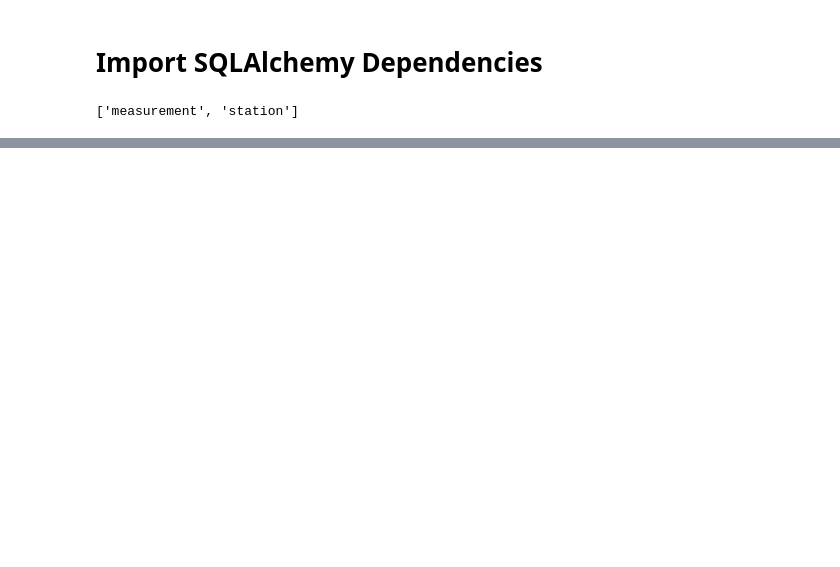
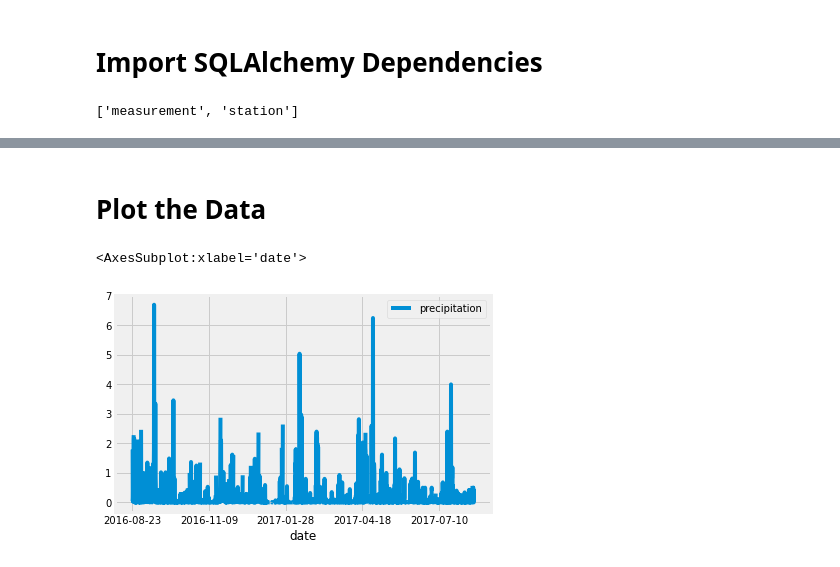
Before and after one commit to annarochav/surfs_up, a Jupyter notebook: climate_analysis.ipynb, the cells around one changed output, grey strips where cells are left out. Saved outputs shown, nothing was run; the diff lists cells and outputs as text; code cells hidden in the pictures; blank space fills up the shorter version.

Commit message:
plot

```diff
--- a/climate_analysis.ipynb
+++ b/climate_analysis.ipynb
@@ -55,0 +86,6 @@ session = Session(engine)
+# %%
+# add a function that extracts all of the results from our query and put them in a list.
+
+results = session.query(Measurement.date, Measurement.prcp).filter(Measurement.date >= prev_year).all()
+
+print(results)
@@ -55,0 +94,7 @@ session = Session(engine)
+# %%
+# Save Query Results
+# In order to have easy access to the results, we need to put them in a DataFrame.
+# we need to provide our results variable as one parameter and specify the column names as our second parameter.
+
+df = pd.DataFrame(results, columns=['date','precipitation'])
+df.head(3)
@@ -55,0 +106,4 @@ session = Session(engine)
+# %%
+# we want the index column to be the date column
+df.set_index(df['date'], inplace=True)
+df.head(3)
@@ -55,0 +139,5 @@ session = Session(engine)
+# %%
+#We're going to sort the values by date
+#since we set our index to the date column previously, we can use our new index to sort our results.
+
+df = df.sort_index()
@@ -55,0 +166,10 @@ session = Session(engine)
+# %% [markdown]
+# Plot the Data
+# %%
+# your goal is to provide insights into the weather patterns of Oahu where you would like to build your shop.
+# we'll plot the results of our precipitation analysis using Matplotlib.
+
+df.plot()
+# %% [output]
+<AxesSubplot:xlabel='date'>
+[figure, added]
```
Also changed, not shown: parts of 12 cells of this notebook.
